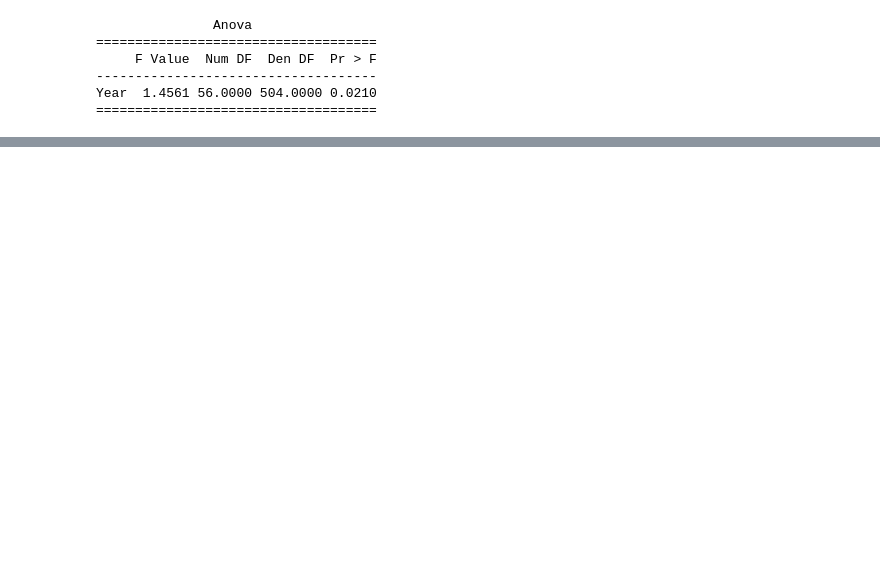
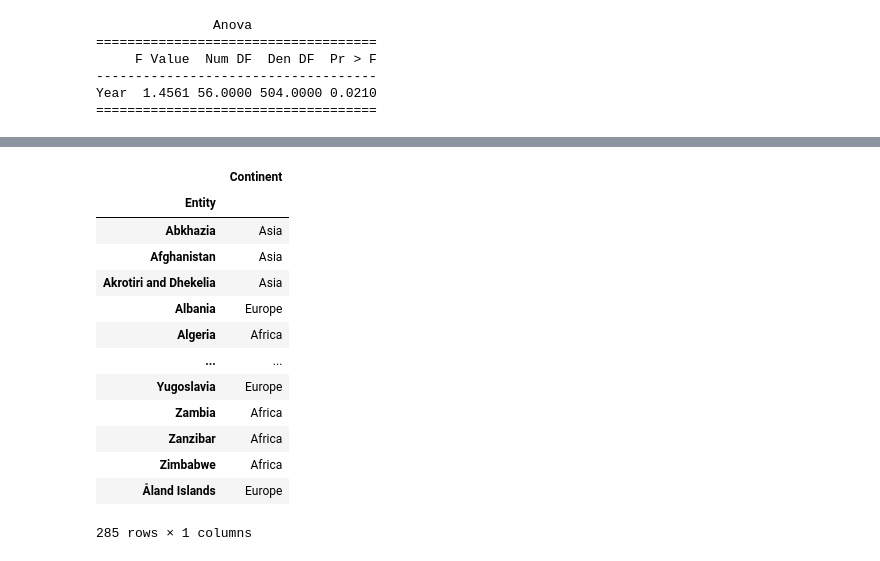
Before and after one commit to DANS03/Programacion-apra-el-analisis-de-datos, a Jupyter notebook: MaterialDeClase/Proyecto/AnalisisBivariado.ipynb, the cells around one changed output, grey strips where cells are left out. Drawn from its saved outputs; the diff is of its cells as text; code cells hidden in the pictures; blank space fills up the shorter version.

```diff
--- a/MaterialDeClase/Proyecto/AnalisisBivariado.ipynb
+++ b/MaterialDeClase/Proyecto/AnalisisBivariado.ipynb
@@ -242,0 +266,18 @@ Conclusión:Hay diferencias significativas en el uso de energía nuclear entre p
+# %%
+dict_countries = dfContinents[['Entity','Continent']].set_index('Entity')
+dict_countries
+# %% [output]
+|  | Continent |
+| Entity |  |
+| Abkhazia | Asia |
+| Afghanistan | Asia |
+| Akrotiri and Dhekelia | Asia |
+| Albania | Europe |
+| Algeria | Africa |
+| ... | ... |
+| Yugoslavia | Europe |
+| Zambia | Africa |
+| Zanzibar | Africa |
+| Zimbabwe | Africa |
+| Åland Islands | Europe |
+285 rows × 1 columns
```
Also changed, not shown: parts of 16 cells of this notebook, 15 other files.
